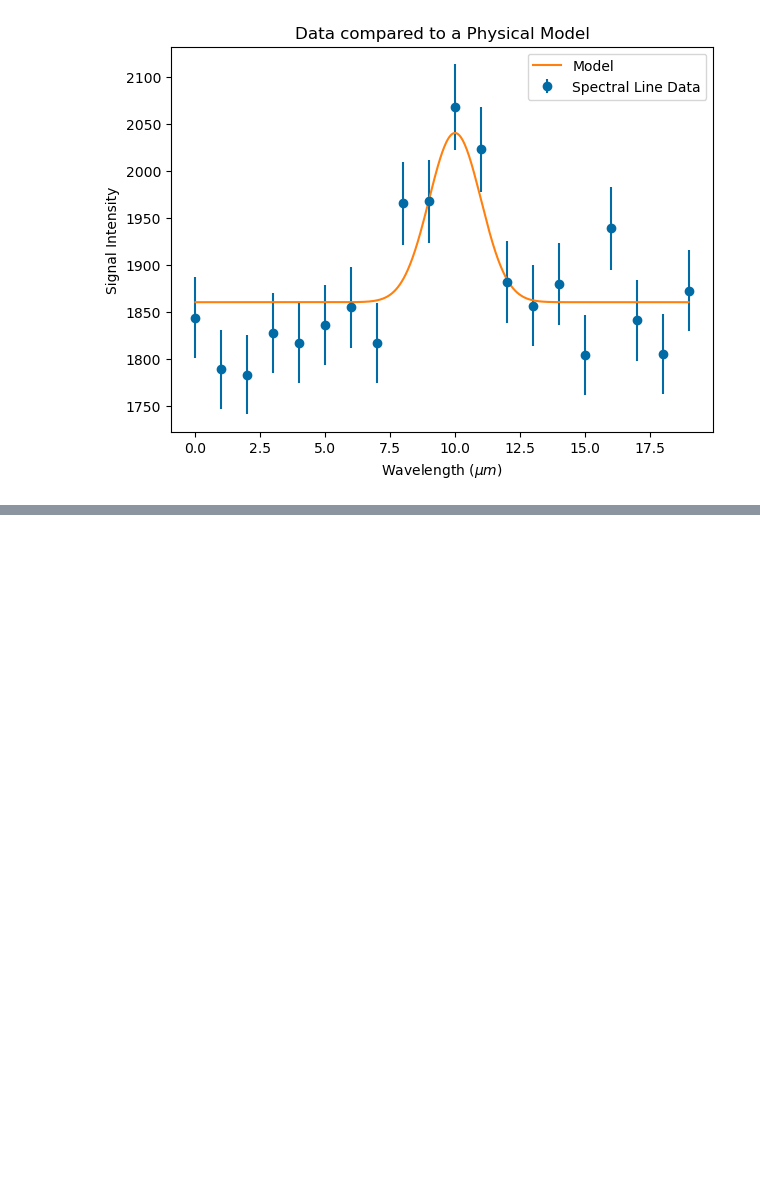
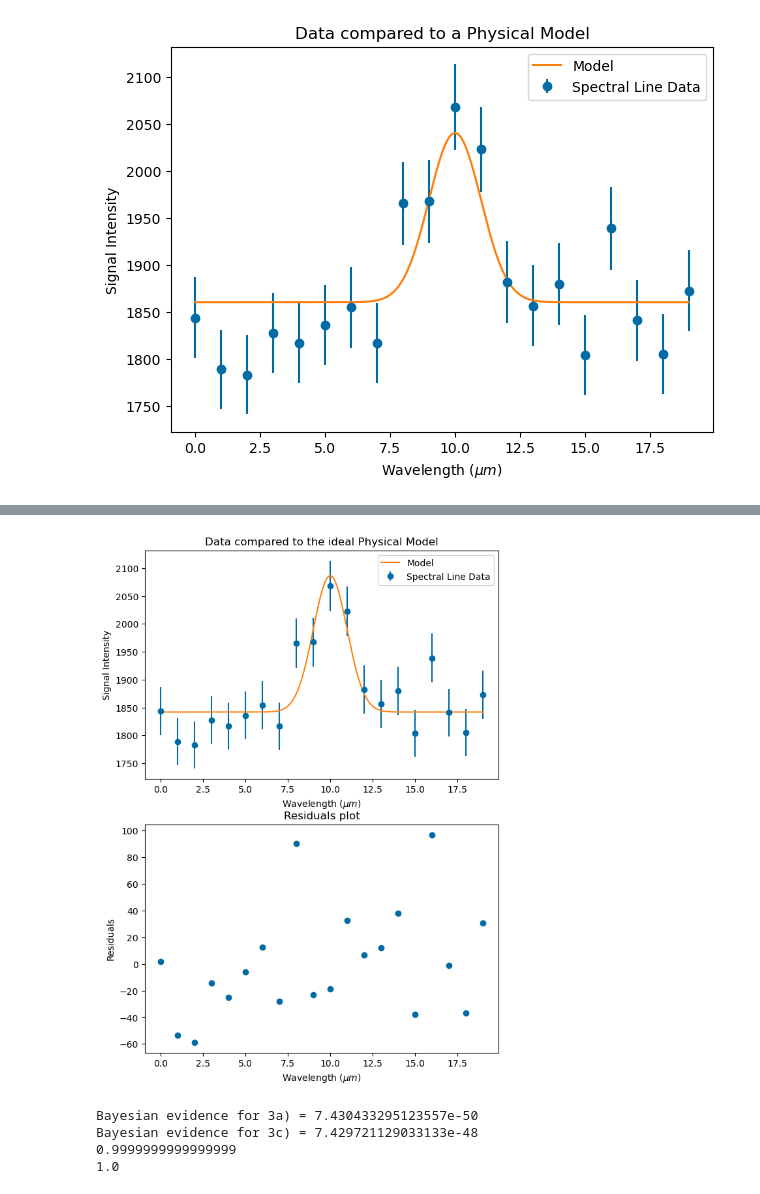
Before and after one commit to cimonaghan/phys3051, a Jupyter notebook: Assignment1/Assignment 1.ipynb, the cells around one changed output, grey strips where cells are left out. Drawn from its saved outputs; the diff is of its cells as text; code cells hidden in the pictures; blank space fills up the shorter version.

```diff
--- a/Assignment1/Assignment 1.ipynb
+++ b/Assignment1/Assignment 1.ipynb
@@ -37,0 +135,56 @@ plt.show()
+# %%
+fig, ax = plt.subplots(2,1)
+fig.set_figheight(10)
+fig.set_figwidth(7)
+#plt.errorbar allows us to plot the spectral line data with the y error bars
+#the error in this canse is the square root of the observed data
+
+x_model = np.linspace(min(x_data), max(x_data), 1000) #Well-sampled x axis with 1000 points
+y_model = Gaussian(x_model, max_prob_values) #Generate the gaussian using the model defined above
+
+ax[0].errorbar(x_data, y_data, yerr = np.sqrt(y_data), fmt = 'o', label='Spectral Line Data')
+ax[0].plot(x_model, y_model, label='Model')
+ax[0].set_xlabel("Wavelength ($\mu m$)")
+ax[0].set_ylabel("Signal Intensity") #unitless for now
+ax[0].legend()
+ax[0].set_title("Data compared to the ideal Physical Model")
+
+y_model_lowres = Gaussian(x_data, max_prob_values) #Generate the gaussian using the model defined above
+residuals = (y_data - y_model_lowres) #residual = actual - predicted/ideal
+
+ax[1].scatter(x_data, residuals)
+ax[1].set_xlabel("Wavelength ($\mu m$)")
+ax[1].set_ylabel("Residuals")
+ax[1].set_title("Residuals plot")
+
+plt.show()
+# %% [output]
+[figure, added]
+# %%
+#The Bayesian evidence can be calculated by integrating the probabilities over the entire parameter space
+
+Bayesian_evidence = np.sum(posterior_grid)
+print('Bayesian evidence for 3a) =', Bayesian_evidence)
+
+Bayesian_evidence_small = np.sum(posterior_grid_small)
+print('Bayesian evidence for 3c) =', Bayesian_evidence_small)
+#The way it's calculated shows the two as different as we're ignoring the different binsizes.
+#In actuality, the bayesian evidence for both grids should be the same when accounting for the
+#binsize of each grid.
+
+#The binsizes cancel out with our summation method, thus we do not include it.
+
+#EXPLAIN THIS IN MORE DETAIL IN THE WRITEUP :)!!!!
+
+#We'll normalize the grids by dividing each by the Bayesian evidence
+posterior_grid_normalized = posterior_grid/np.sum(posterior_grid)
+posterior_grid_small_normalized = posterior_grid_small/np.sum(posterior_grid_small)
+
+#As a sanity check, we could print the integral over the normalized posterior grids and see that they're equal to one
+print(np.sum(posterior_grid_normalized))
+print(np.sum(posterior_grid_small_normalized))
+# %% [output]
+Bayesian evidence for 3a) = 7.430433295123557e-50
+Bayesian evidence for 3c) = 7.429721129033133e-48
+0.9999999999999999
+1.0
```
Also changed, not shown: parts of 6 cells of this notebook, 1 other file.
